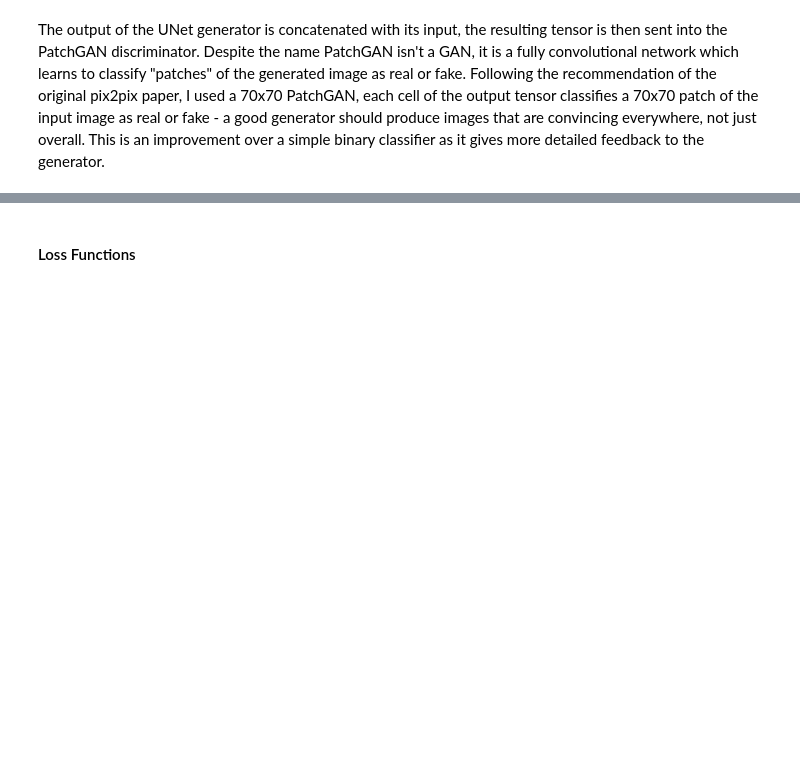
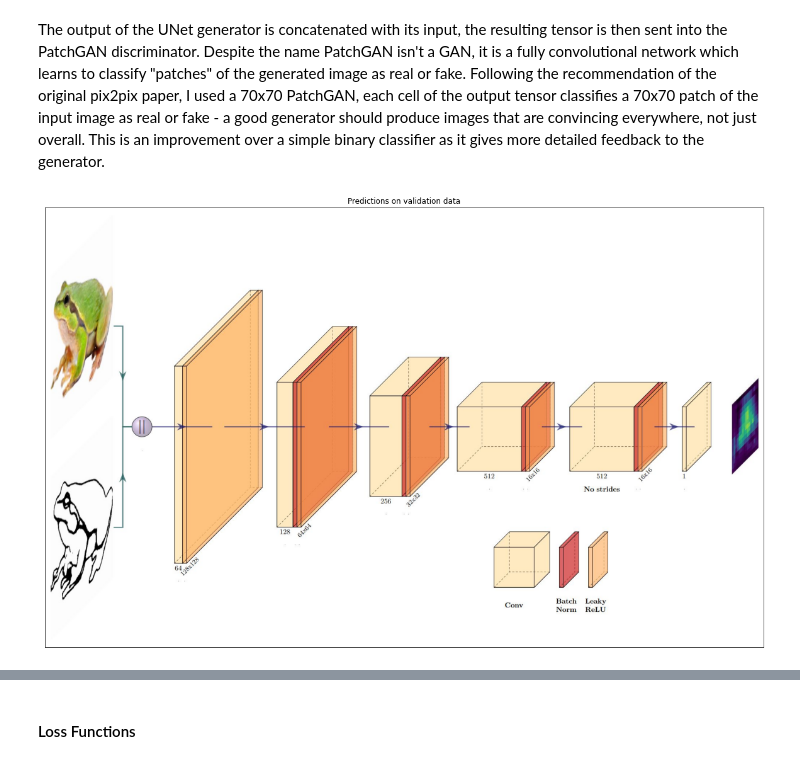
Before and after one commit to yleneb/sketch2frog, a Jupyter notebook: sketch2frog/reports/Report.ipynb, the cells around one changed output, grey strips where cells are left out. Drawn from its saved outputs; the diff is of its cells as text; code cells hidden in the pictures; blank space fills up the shorter version.

```diff
--- a/sketch2frog/reports/Report.ipynb
+++ b/sketch2frog/reports/Report.ipynb
@@ -136,4 +147,15 @@ I also built a smaller model with fewer layers to allow for faster iteration dur
 ### PatchGAN Discriminator
 # %% [markdown]
 The output of the UNet generator is concatenated with its input, the resulting tensor is then sent into the PatchGAN discriminator. Despite the name PatchGAN isn't a GAN, it is a fully convolutional network which learns to classify "patches" of the generated image as real or fake. Following the recommendation of the original pix2pix paper, I used a 70x70 PatchGAN, each cell of the output tensor classifies a 70x70 patch of the input image as real or fake - a good generator should produce images that are convincing everywhere, not just overall. This is an improvement over a simple binary classifier as it gives more detailed feedback to the generator.
+# %%
+fig, ax = plt.subplots(nrows=1, ncols=1, figsize=(4*SIZE,4*SIZE), constrained_layout=True)
+ax.imshow(plt.imread('architecture_plots/pix2pix_disc.jpg'), cmap='gray')
+ax.set_title('Predictions on validation data')
+ax.set(xticks=[], yticks=[])
+
+fig.patch.set_facecolor('white')
+plt.show()
+plt.close()
+# %% [output]
+[figure, added]
 # %% [markdown]
```
Also changed, not shown: parts of 3 cells of this notebook.
